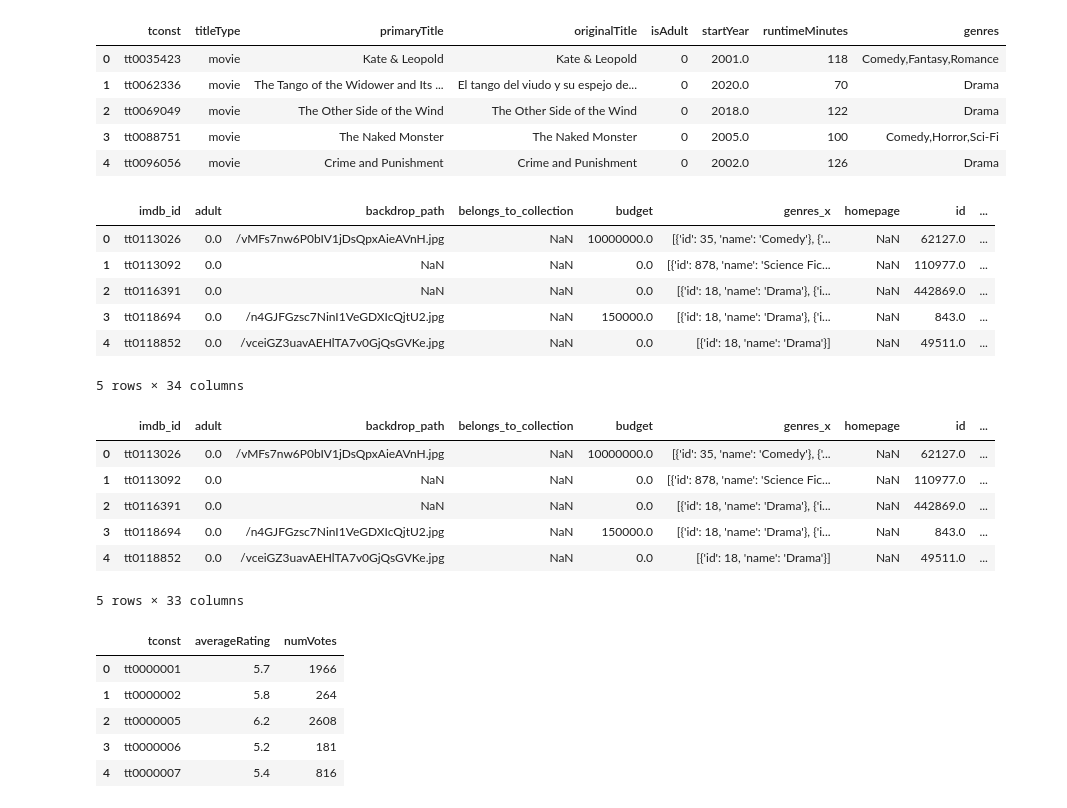
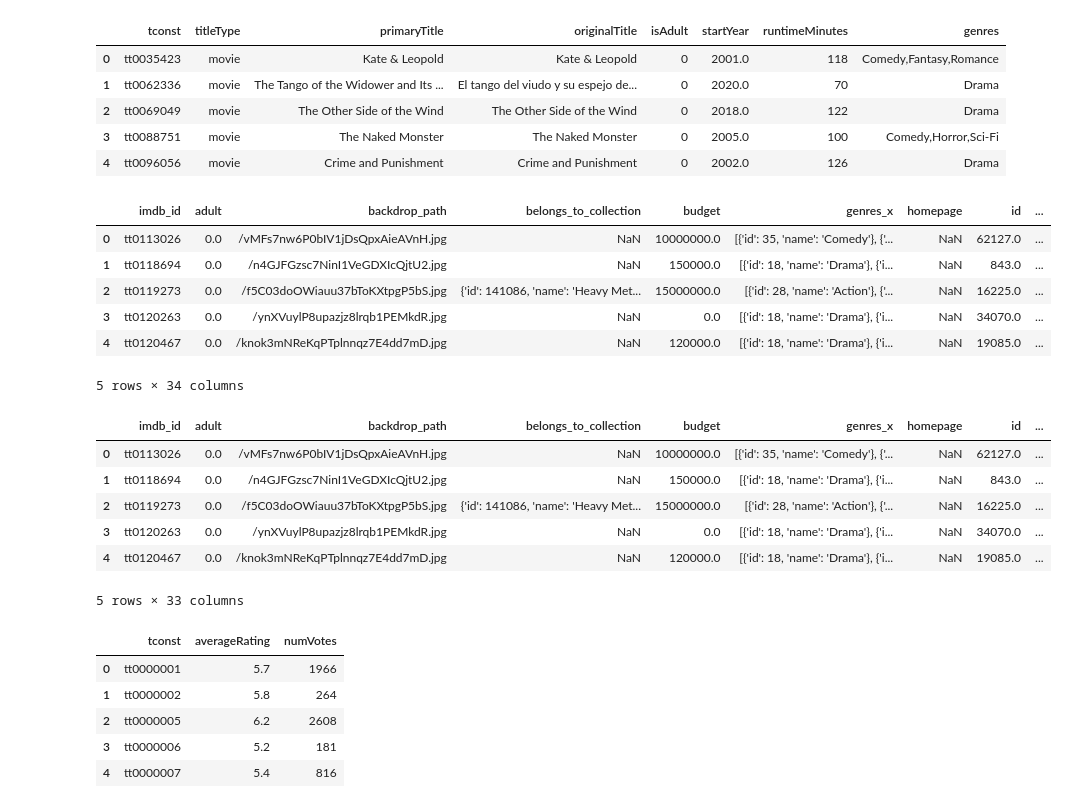
Before and after one commit to iarbietonilsson/Movie-Success, a Jupyter notebook: Successful Movies - Project 3 Part 2 - EDA Ingrid.ipynb, the cells around one changed output. Drawn from its saved outputs; the diff is of its cells as text; code cells hidden in the pictures.

Commit message:
Fix financial filter resubmit

```diff
--- a/Successful Movies - Project 3 Part 2 - EDA Ingrid.ipynb
+++ b/Successful Movies - Project 3 Part 2 - EDA Ingrid.ipynb
@@ -190,0 +171,3 @@ total_count
+# %%
+filter_financial = (combined_tmdb['budget'] > 0) | (combined_tmdb['revenue']>0)
+filter_financial
@@ -190,0 +193,3 @@ total_count
+# %%
+finpos_movies = combined_tmdb.loc[filter_financial==True,:]
+finpos_movies
@@ -244,15 +278,15 @@ title_basics.head()
 | 4 | tt0096056 | movie | Crime and Punishment | Crime and Punishment | 0 | 2002.0 | 126 | Drama |
 # %%
 ## example tmdb data combined & basics
-merge_tmdbdata_basics = pd.merge(combined_tmdb, title_basics, left_on='imdb_id', right_on='tconst', how='inner')
+merge_tmdbdata_basics = pd.merge(finpos_movies, title_basics, left_on='imdb_id', right_on='tconst', how='inner')
 merge_tmdbdata_basics.head()
 # %% [output]
 |  | imdb_id | adult | backdrop_path | belongs_to_collection | budget | genres_x | homepage | id | ... |
 | 0 | tt0113026 | 0.0 | /vMFs7nw6P0bIV1jDsQpxAieAVnH.jpg | NaN | 10000000.0 | [{'id': 35, 'name': 'Comedy'}, {'... | NaN | 62127.0 | ... |
-| 1 | tt0113092 | 0.0 | NaN | NaN | 0.0 | [{'id': 878, 'name': 'Science Fic... | NaN | 110977.0 | ... |
-| 2 | tt0116391 | 0.0 | NaN | NaN | 0.0 | [{'id': 18, 'name': 'Drama'}, {'i... | NaN | 442869.0 | ... |
-| 3 | tt0118694 | 0.0 | /n4GJFGzsc7NinI1VeGDXIcQjtU2.jpg | NaN | 150000.0 | [{'id': 18, 'name': 'Drama'}, {'i... | NaN | 843.0 | ... |
-| 4 | tt0118852 | 0.0 | /vceiGZ3uavAEHlTA7v0GjQsGVKe.jpg | NaN | 0.0 | [{'id': 18, 'name': 'Drama'}] | NaN | 49511.0 | ... |
+| 1 | tt0118694 | 0.0 | /n4GJFGzsc7NinI1VeGDXIcQjtU2.jpg | NaN | 150000.0 | [{'id': 18, 'name': 'Drama'}, {'i... | NaN | 843.0 | ... |
+| 2 | tt0119273 | 0.0 | /f5C03doOWiauu37bToKXtpgP5bS.jpg | {'id': 141086, 'name': 'Heavy Met... | 15000000.0 | [{'id': 28, 'name': 'Action'}, {'... | NaN | 16225.0 | ... |
+| 3 | tt0120263 | 0.0 | /ynXVuylP8upazjz8lrqb1PEMkdR.jpg | NaN | 0.0 | [{'id': 18, 'name': 'Drama'}, {'i... | NaN | 34070.0 | ... |
+| 4 | tt0120467 | 0.0 | /knok3mNReKqPTplnnqz7E4dd7mD.jpg | NaN | 120000.0 | [{'id': 18, 'name': 'Drama'}, {'i... | NaN | 19085.0 | ... |
 5 rows × 34 columns
 # %%
 # drop duplicate column merged on
@@ -261,10 +295,10 @@ merge_tmdbdata_basics.head()
 # %% [output]
 |  | imdb_id | adult | backdrop_path | belongs_to_collection | budget | genres_x | homepage | id | ... |
 | 0 | tt0113026 | 0.0 | /vMFs7nw6P0bIV1jDsQpxAieAVnH.jpg | NaN | 10000000.0 | [{'id': 35, 'name': 'Comedy'}, {'... | NaN | 62127.0 | ... |
-| 1 | tt0113092 | 0.0 | NaN | NaN | 0.0 | [{'id': 878, 'name': 'Science Fic... | NaN | 110977.0 | ... |
-| 2 | tt0116391 | 0.0 | NaN | NaN | 0.0 | [{'id': 18, 'name': 'Drama'}, {'i... | NaN | 442869.0 | ... |
-| 3 | tt0118694 | 0.0 | /n4GJFGzsc7NinI1VeGDXIcQjtU2.jpg | NaN | 150000.0 | [{'id': 18, 'name': 'Drama'}, {'i... | NaN | 843.0 | ... |
-| 4 | tt0118852 | 0.0 | /vceiGZ3uavAEHlTA7v0GjQsGVKe.jpg | NaN | 0.0 | [{'id': 18, 'name': 'Drama'}] | NaN | 49511.0 | ... |
+| 1 | tt0118694 | 0.0 | /n4GJFGzsc7NinI1VeGDXIcQjtU2.jpg | NaN | 150000.0 | [{'id': 18, 'name': 'Drama'}, {'i... | NaN | 843.0 | ... |
+| 2 | tt0119273 | 0.0 | /f5C03doOWiauu37bToKXtpgP5bS.jpg | {'id': 141086, 'name': 'Heavy Met... | 15000000.0 | [{'id': 28, 'name': 'Action'}, {'... | NaN | 16225.0 | ... |
+| 3 | tt0120263 | 0.0 | /ynXVuylP8upazjz8lrqb1PEMkdR.jpg | NaN | 0.0 | [{'id': 18, 'name': 'Drama'}, {'i... | NaN | 34070.0 | ... |
+| 4 | tt0120467 | 0.0 | /knok3mNReKqPTplnnqz7E4dd7mD.jpg | NaN | 120000.0 | [{'id': 18, 'name': 'Drama'}, {'i... | NaN | 19085.0 | ... |
 5 rows × 33 columns
 # %%
 title_ratings = pd.read_csv('Data/title_ratings.csv.gz')
```
Also changed, not shown: parts of 20 cells of this notebook, 1 other file.
